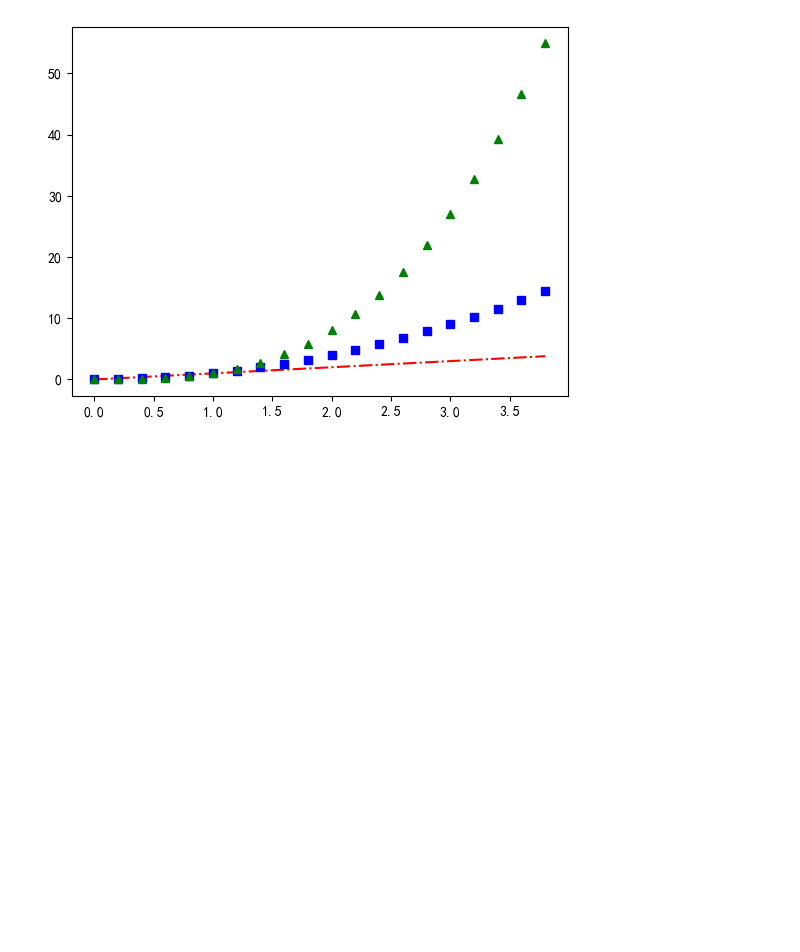
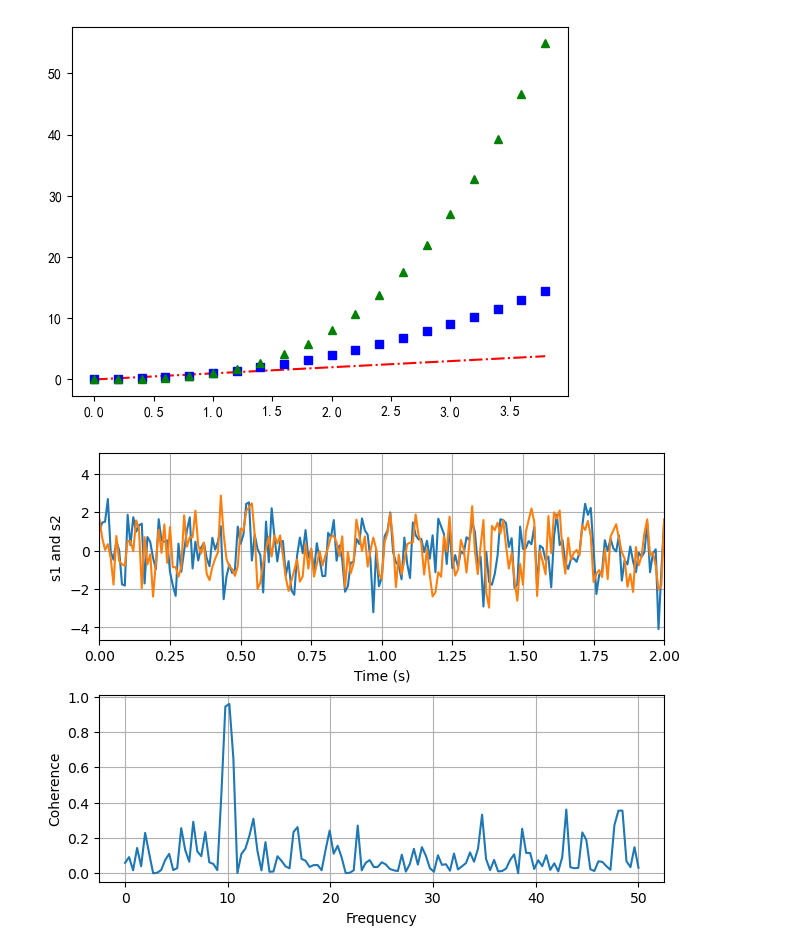
Before and after one commit to Inspritionzzz/jupyter, a Jupyter notebook: 4_matplotlib_fundamental.ipynb, the cells around one changed output. Cells and saved outputs as stored; diff of their text form; code cells hidden in the pictures; blank space fills up the shorter version.

```diff
--- a/matplotlib_fundamental.ipynb
+++ b/4_matplotlib_fundamental.ipynb
@@ -769,3 +769,32 @@ sns.kdeplot(iris.loc[iris['species'] == 'Iris-setosa', 'sepal_length'],
 plt.title('鸢尾花花瓣长度的密度图', fontsize=16)
 plt.legend()
 plt.show()
+# %%
+import matplotlib.pyplot as plt
+import numpy as np
+
+# Fixing random state for reproducibility
+np.random.seed(19680801)
+
+dt = 0.01
+t = np.arange(0, 30, dt)
+nse1 = np.random.randn(len(t))                 # white noise 1
+nse2 = np.random.randn(len(t))                 # white noise 2
+
+# Two signals with a coherent part at 10 Hz and a random part
+s1 = np.sin(2 * np.pi * 10 * t) + nse1
+s2 = np.sin(2 * np.pi * 10 * t) + nse2
+
+fig, axs = plt.subplots(2, 1, layout='constrained')
+axs[0].plot(t, s1, t, s2)
+axs[0].set_xlim(0, 2)
+axs[0].set_xlabel('Time (s)')
+axs[0].set_ylabel('s1 and s2')
+axs[0].grid(True)
+
+cxy, f = axs[1].cohere(s1, s2, 256, 1. / dt)
+axs[1].set_ylabel('Coherence')
+
+plt.show()
+# %% [output]
+[figure, added]
```
Also changed, not shown: 2 other files.
